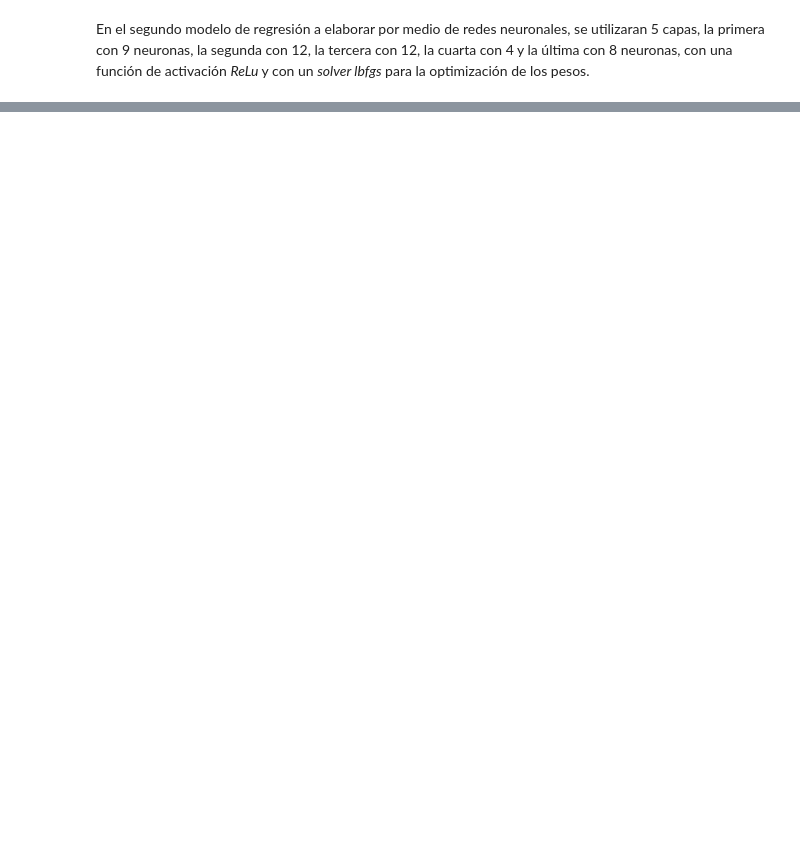
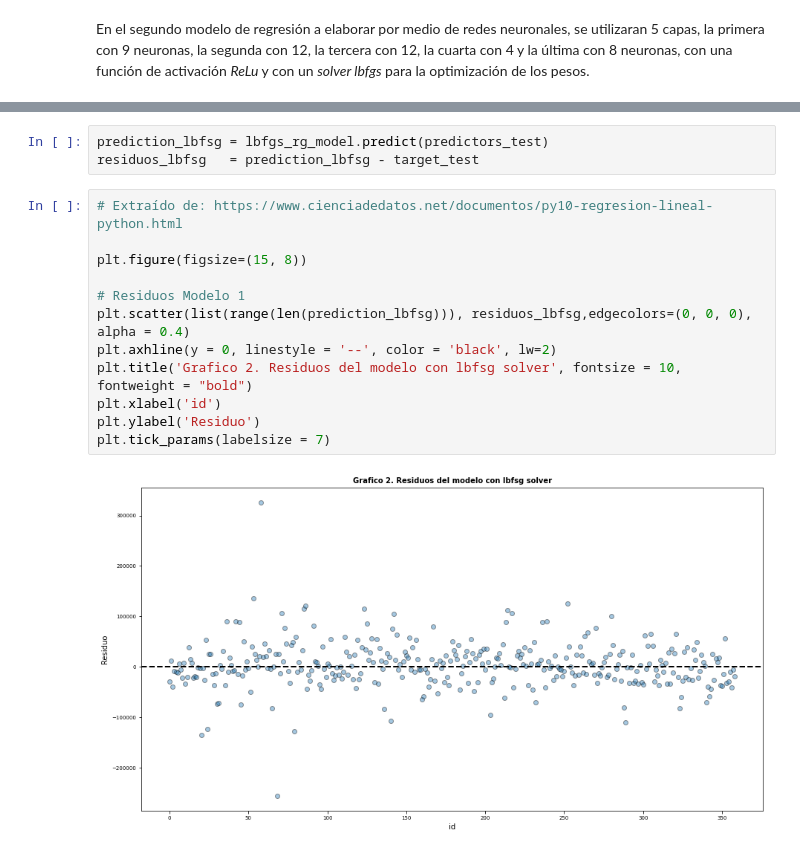
Before and after one commit to DiaZa13/data_mining, a Jupyter notebook: hoja07/neural_networks.ipynb, the cells around one changed output, grey strips where cells are left out. Saved outputs shown, nothing was run; the diff lists cells and outputs as text; blank space fills up the shorter version.

```diff
--- a/hoja07/neural_networks.ipynb
+++ b/hoja07/neural_networks.ipynb
@@ -253,0 +342,17 @@ lbfgs_rg_model.fit(predictors_train, target_train)
+# %%
+prediction_lbfsg = lbfgs_rg_model.predict(predictors_test)
+residuos_lbfsg   = prediction_lbfsg - target_test
+# %%
+# Extraído de: https://www.cienciadedatos.net/documentos/py10-regresion-lineal-python.html
+
+plt.figure(figsize=(15, 8))
+
+# Residuos Modelo 1
+plt.scatter(list(range(len(prediction_lbfsg))), residuos_lbfsg,edgecolors=(0, 0, 0), alpha = 0.4)
+plt.axhline(y = 0, linestyle = '--', color = 'black', lw=2)
+plt.title('Grafico 2. Residuos del modelo con lbfsg solver', fontsize = 10, fontweight = "bold")
+plt.xlabel('id')
+plt.ylabel('Residuo')
+plt.tick_params(labelsize = 7)
+# %% [output]
+[figure, added]
```
Also changed, not shown: parts of 27 cells of this notebook, 1 other file.
